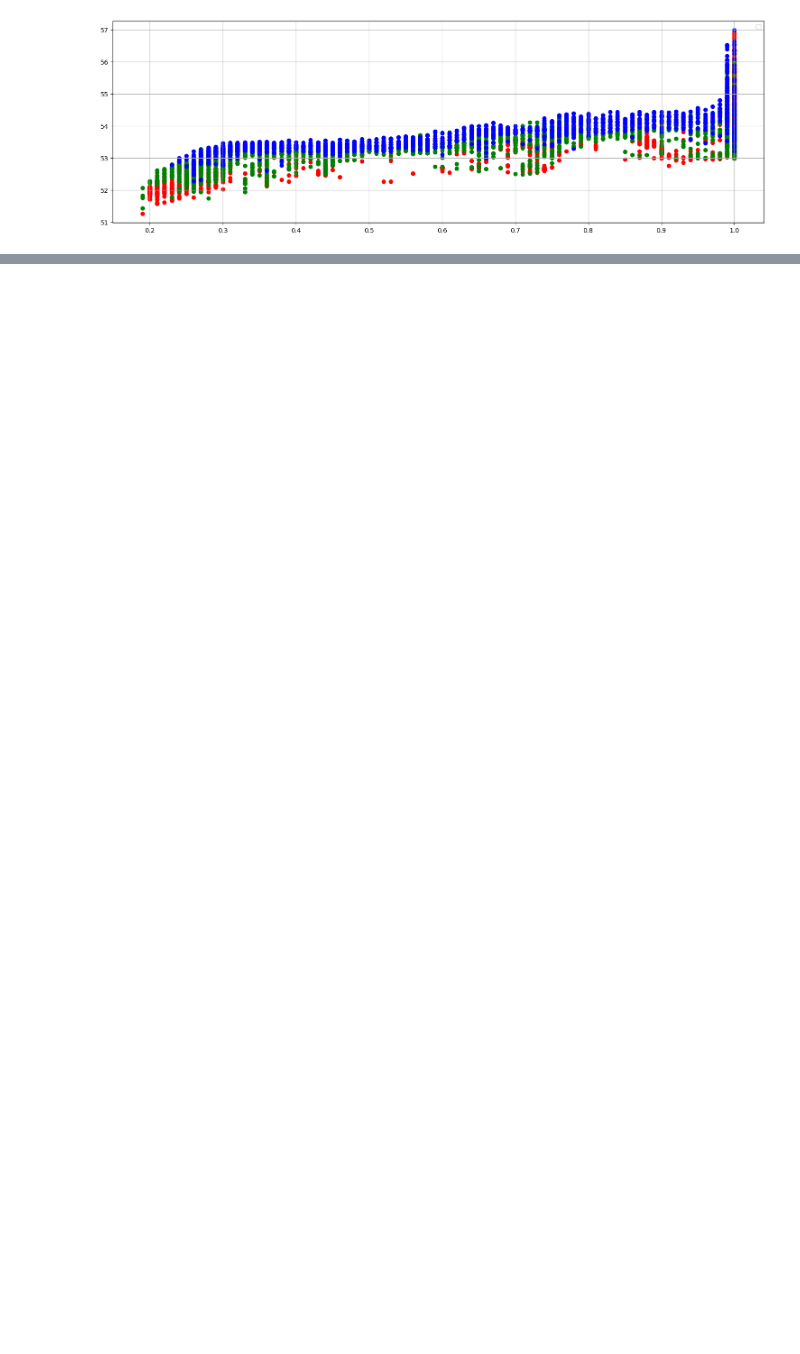
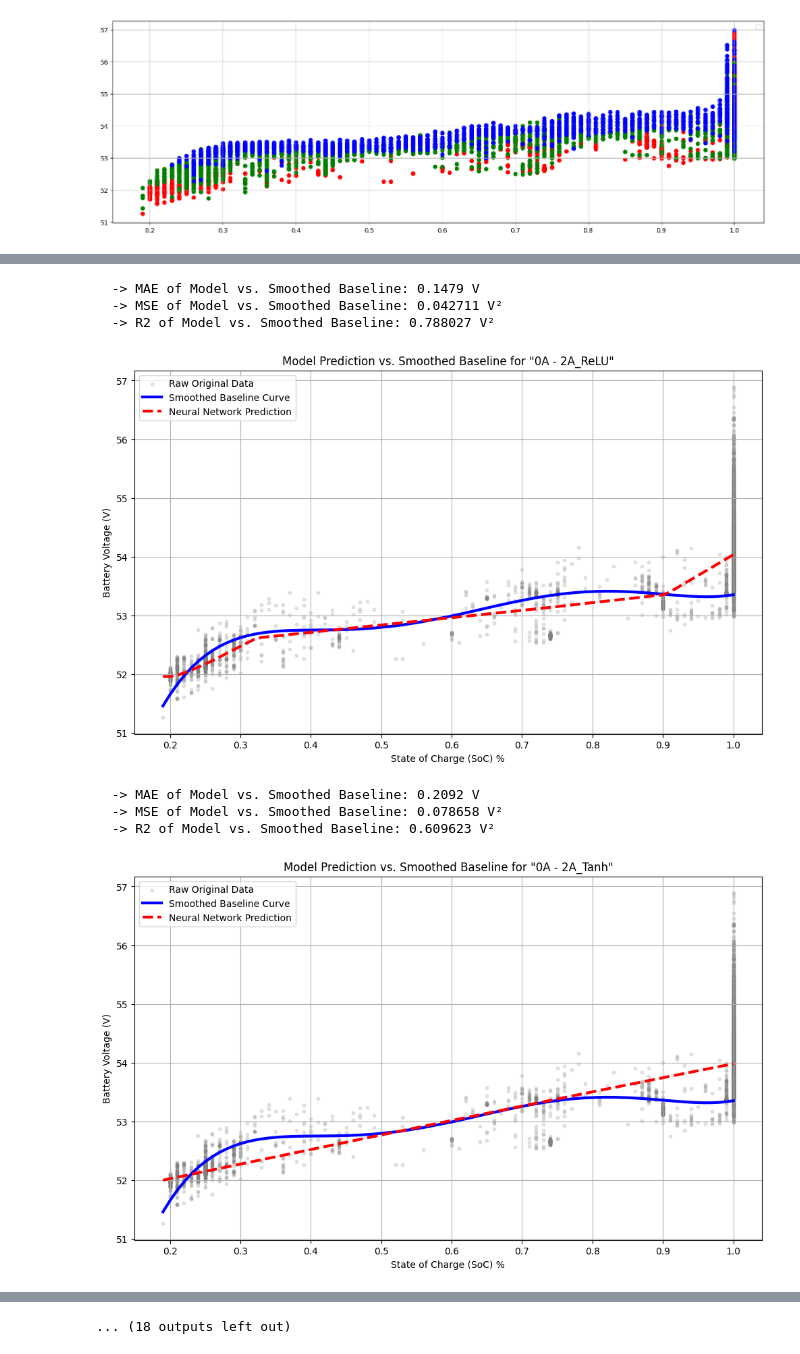
Before and after one commit to dimaherez/battery-model-ann, a Jupyter notebook: main.ipynb, the cells around one changed output, grey strips where cells are left out. Saved outputs shown, nothing was run; the diff lists cells and outputs as text; code cells hidden in the pictures; blank space fills up the shorter version.

Commit message:
new model training and demonstrating

```diff
--- a/main.ipynb
+++ b/main.ipynb
@@ -151,17 +217,0 @@ for i, df in enumerate(charging_dfs):
-# %%
-for key in benchmark_results:
-    print(f"Method: {key}")
-    print(f"MSE: {benchmark_results[key]["mse"]:.4f}")
-    print(f"MAE: {benchmark_results[key]["mae"]:.4f}")
-    print(f"R2: {benchmark_results[key]["r2"]:.4f}")
-
-    plt.figure(figsize=(15, 5))
-    plt.scatter(benchmark_results[key]["x"], benchmark_results[key]["y_true"], label='True Voltage', alpha=0.6)
-    plt.scatter(benchmark_results[key]["x"], benchmark_results[key]["y_pred"], label='Predicted Voltage', alpha=0.6)
-    plt.xlabel("State of Charge (SoC)")
-    plt.ylabel("Battery Voltage (V)")
-    plt.xticks(np.arange(0, 1, 0.1))
-    plt.legend()
-    plt.title(f"Voltage Prediction from SoC {key}")
-    plt.grid(True)
-    plt.show()
@@ -244,0 +218,62 @@ R2: 0.6896
+# %%
+for key, result in benchmark_results.items():
+    model = result['model']
+    x_scaler = result['x_scaler']
+    y_scaler = result['y_scaler']
+    original_df = result["df_original"]
+
+    # 2. GENERATE THE SMOOTHED BASELINE DATA
+    #    Assuming you have your smoothing functions in a 'processor' object
+    smoothed_df = provider.get_smoothed_data(original_df)
+
+    # Extract the SoC and the new smoothed Voltage
+    soc_for_comparison = smoothed_df[["SoC"]].values
+    voltage_smoothed_baseline = smoothed_df["Battery Voltage(V)"].values
+
+    # 3. GET THE MODEL'S PREDICTIONS FOR THE SAME SOC VALUES
+    #    CRITICAL: You must scale the input SoC before predicting
+    soc_for_comparison_scaled = x_scaler.transform(soc_for_comparison)
+
+    # Predict and inverse transform the output to get real voltage
+    voltage_model_pred_scaled = model.predict(soc_for_comparison_scaled, verbose=0)
+    voltage_model_prediction = y_scaler.inverse_transform(voltage_model_pred_scaled).flatten()
+
+    # 4. CALCULATE THE ERROR AGAINST THE SMOOTHED BASELINE
+    mae_vs_smooth = mean_absolute_error(voltage_smoothed_baseline, voltage_model_prediction)
+    mse_vs_smooth = mean_squared_error(voltage_smoothed_baseline, voltage_model_prediction)
+    r2_vs_smooth = r2_score(voltage_smoothed_baseline, voltage_model_prediction)
+
+    print(f"  -> MAE of Model vs. Smoothed Baseline: {mae_vs_smooth:.4f} V")
+    print(f"  -> MSE of Model vs. Smoothed Baseline: {mse_vs_smooth:.6f} V²")
+    print(f"  -> R2 of Model vs. Smoothed Baseline: {r2_vs_smooth:.6f} V²")
+
+    # 5. VISUALIZE THE COMPARISON
+    plt.figure(figsize=(12, 7))
+
+    # Plot the raw, original data points for context
+    plt.scatter(original_df["SoC"], original_df["Battery Voltage(V)"],
+                label='Raw Original Data', alpha=0.2, color='gray', s=10)
+
+    # Plot your smoothed "ground truth" curve
+    plt.plot(soc_for_comparison, voltage_smoothed_baseline,
+             label='Smoothed Baseline Curve', color='blue', linewidth=3)
+
+    # Plot the Neural Network's prediction
+    plt.plot(soc_for_comparison, voltage_model_prediction,
+             label='Neural Network Prediction', color='red', linewidth=3, linestyle='--')
+
+    plt.title(f'Model Prediction vs. Smoothed Baseline for "{key}"')
+    plt.xlabel('State of Charge (SoC) %')
+    plt.ylabel('Battery Voltage (V)')
+    plt.legend()
+    plt.grid(True)
+    plt.show()
+# %% [output]
+  -> MAE of Model vs. Smoothed Baseline: 0.1479 V
+  -> MSE of Model vs. Smoothed Baseline: 0.042711 V²
+  -> R2 of Model vs. Smoothed Baseline: 0.788027 V²
+[figure, added]
+  -> MAE of Model vs. Smoothed Baseline: 0.2092 V
+  -> MSE of Model vs. Smoothed Baseline: 0.078658 V²
+  -> R2 of Model vs. Smoothed Baseline: 0.609623 V²
+[figure, added]
@@ -244,0 +296 @@ R2: 0.6896
+... (18 outputs left out)
```
Also changed, not shown: parts of 5 cells of this notebook.
